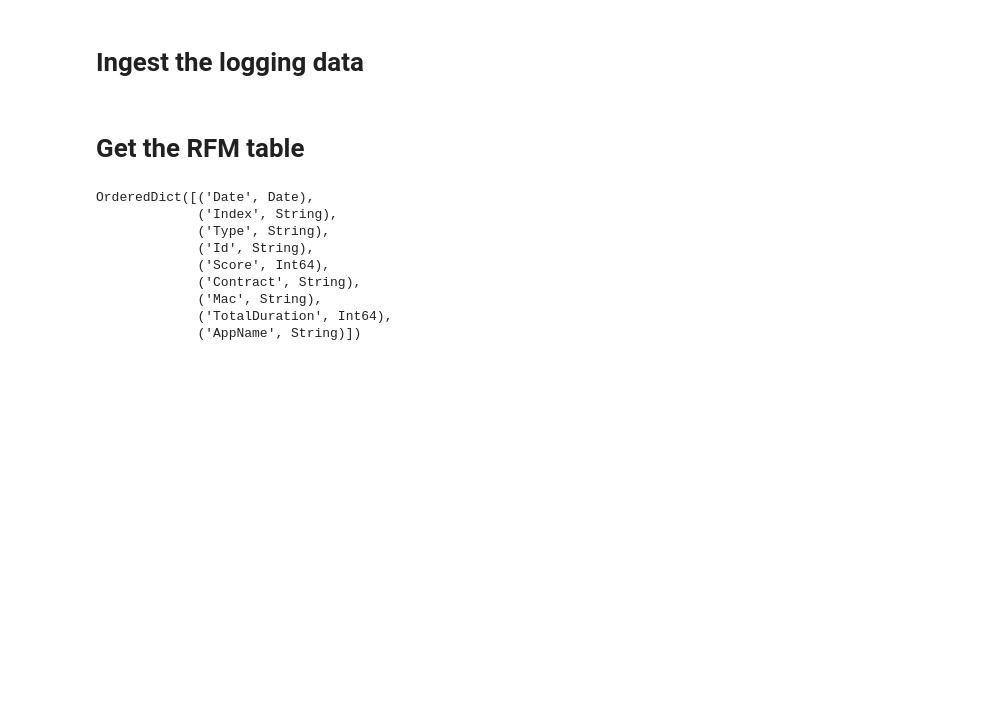
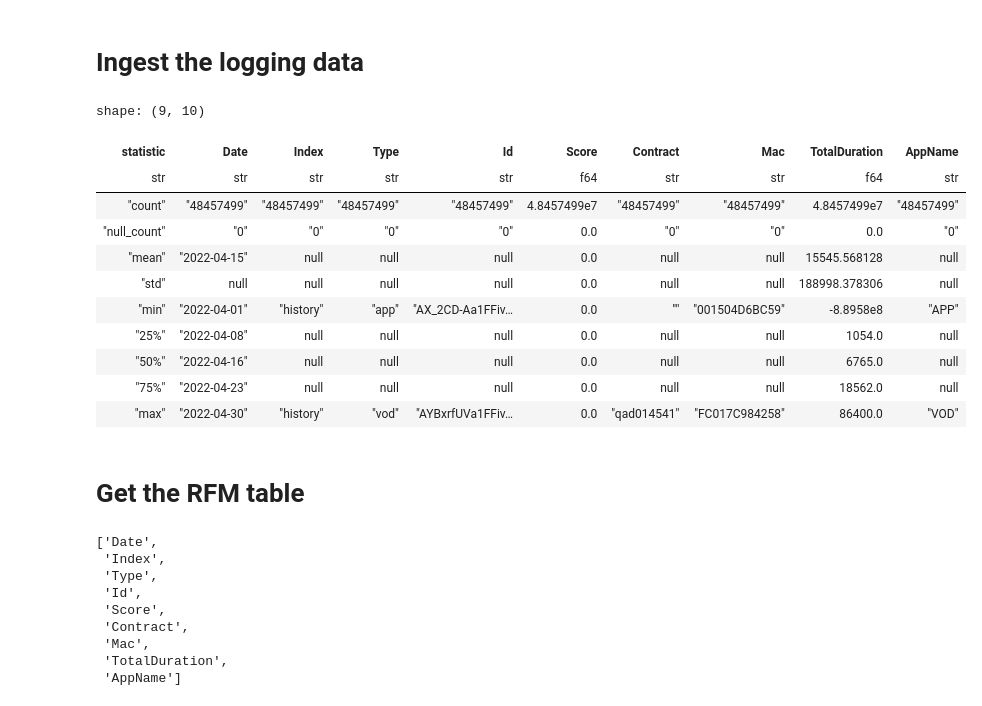
Before and after one commit to andreale28/PolarsPipeline, a Jupyter notebook: notebooks/data_processing.ipynb, the cells around one changed output. Drawn from its saved outputs; the diff is of its cells as text; code cells hidden in the pictures; blank space fills up the shorter version.

```diff
--- a/notebooks/data_processing.ipynb
+++ b/notebooks/data_processing.ipynb
@@ -154,20 +202,35 @@ def get_log_json(paths: str | list[str]) -> pl.LazyFrame:
     return pl.concat(dfs, how="vertical").lazy()
 # %%
 sources = get_log_json(directory_paths)
+# %%
+sources.describe()
+# %% [output]
+shape: (9, 10)
+| statistic | Date | Index | Type | Id | Score | Contract | Mac | TotalDuration | AppName |
+| str | str | str | str | str | f64 | str | str | f64 | str |
+| "count" | "48457499" | "48457499" | "48457499" | "48457499" | 4.8457499e7 | "48457499" | "48457499" | 4.8457499e7 | "48457499" |
+| "null_count" | "0" | "0" | "0" | "0" | 0.0 | "0" | "0" | 0.0 | "0" |
+| "mean" | "2022-04-15" | null | null | null | 0.0 | null | null | 15545.568128 | null |
+| "std" | null | null | null | null | 0.0 | null | null | 188998.378306 | null |
+| "min" | "2022-04-01" | "history" | "app" | "AX_2CD-Aa1FFiv… | 0.0 | "" | "001504D6BC59" | -8.8958e8 | "APP" |
+| "25%" | "2022-04-08" | null | null | null | 0.0 | null | null | 1054.0 | null |
+| "50%" | "2022-04-16" | null | null | null | 0.0 | null | null | 6765.0 | null |
+| "75%" | "2022-04-23" | null | null | null | 0.0 | null | null | 18562.0 | null |
+| "max" | "2022-04-30" | "history" | "vod" | "AYBxrfUVa1FFiv… | 0.0 | "qad014541" | "FC017C984258" | 86400.0 | "VOD" |
 # %% [markdown]
 # Get the RFM table
 # %%
-sources.schema
+sources.columns
 # %% [output]
-OrderedDict([('Date', Date),
-             ('Index', String),
-             ('Type', String),
-             ('Id', String),
-             ('Score', Int64),
-             ('Contract', String),
-             ('Mac', String),
-             ('TotalDuration', Int64),
-             ('AppName', String)])
+['Date',
+ 'Index',
+ 'Type',
+ 'Id',
+ 'Score',
+ 'Contract',
+ 'Mac',
+ 'TotalDuration',
+ 'AppName']
 # %%
 reported_date = "20220501"
 
```
Also changed, not shown: parts of 18 cells of this notebook, 6 other files.
